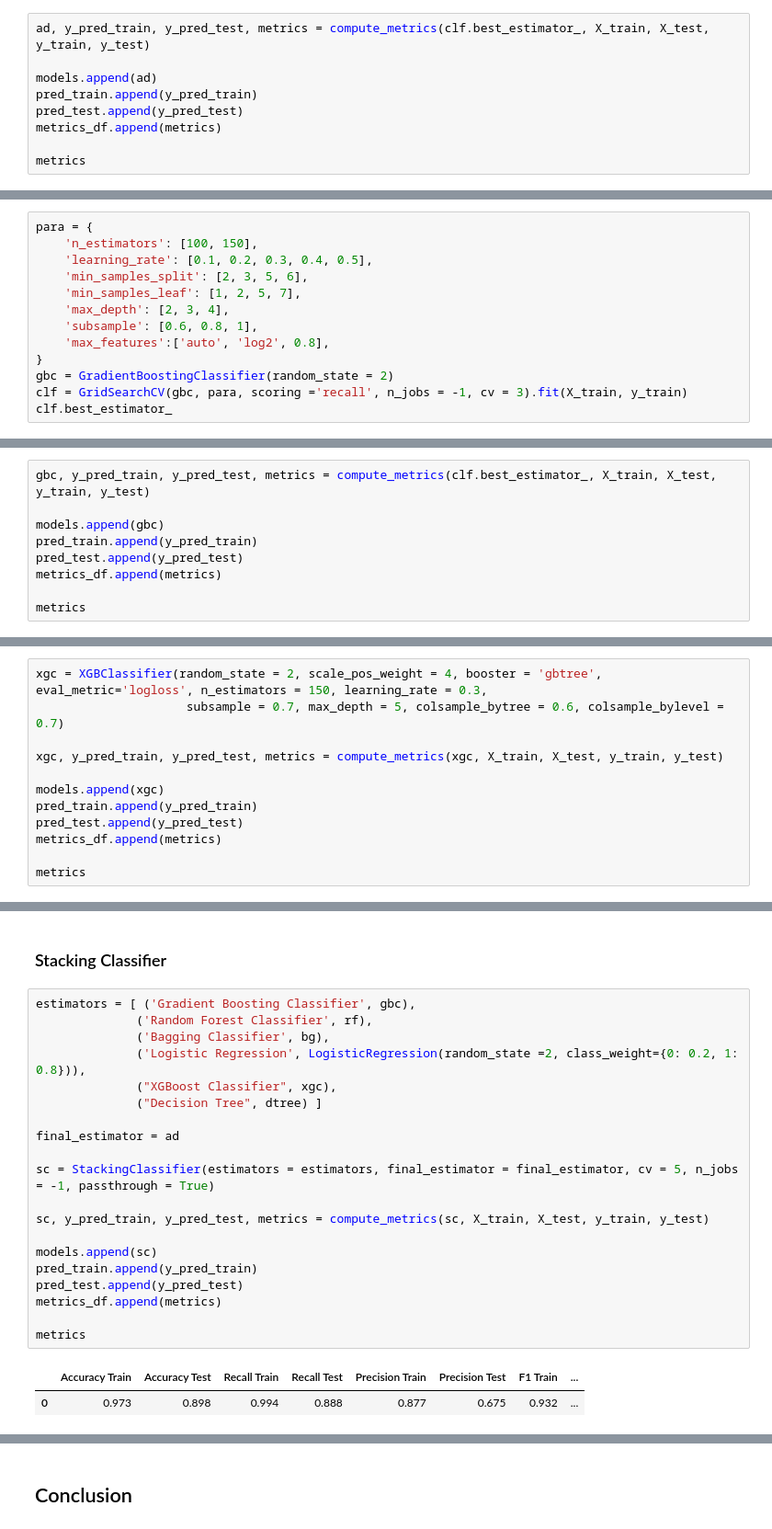
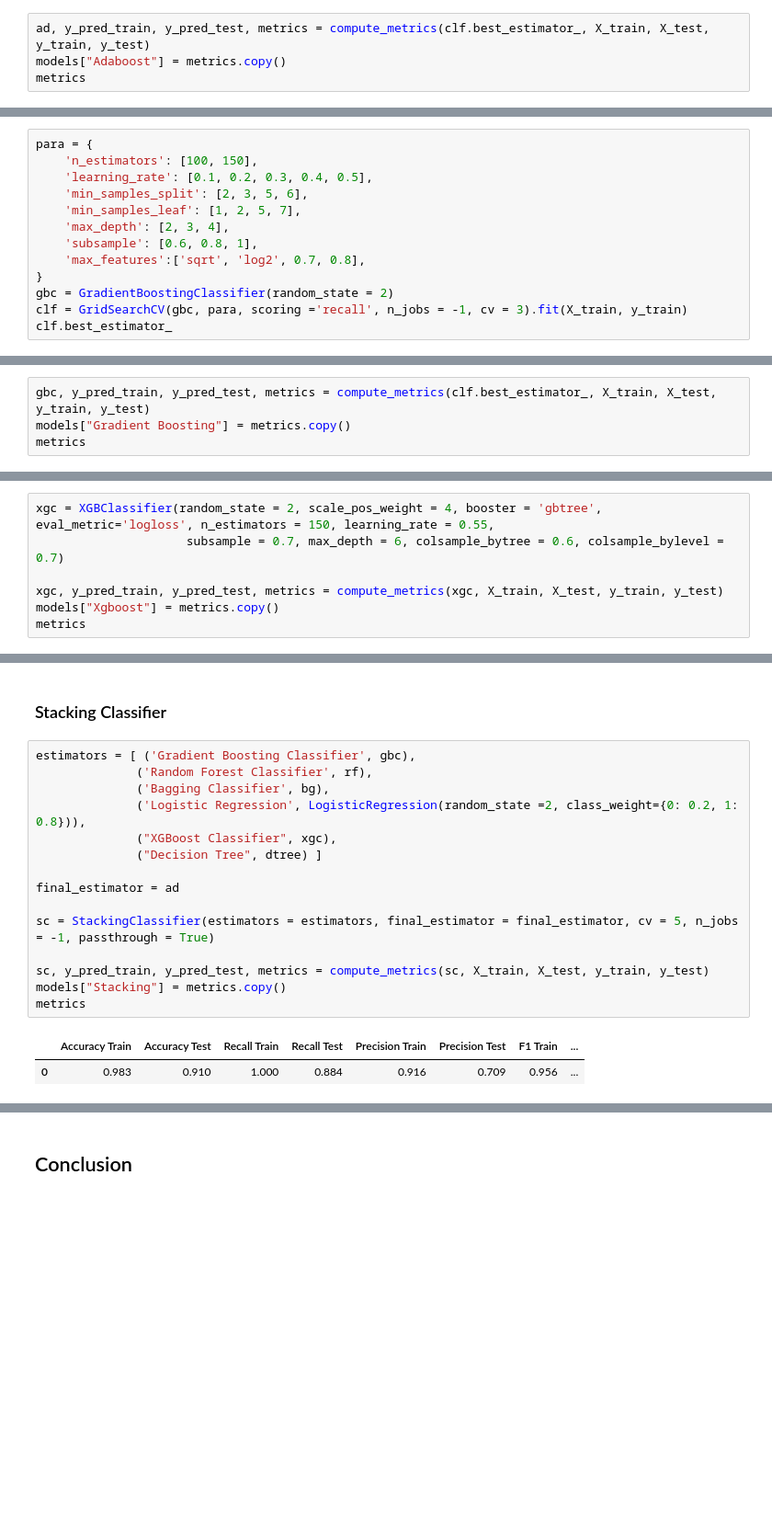
Before and after one commit to liangym2014/Data-science-and-machine-learning, a Jupyter notebook: 4.Travel_Package_Purchase_Prediction_Solution.ipynb, the cells around one changed output, grey strips where cells are left out. Shown at 92% size. Saved outputs shown, nothing was run; the diff lists cells and outputs as text; blank space fills up the shorter version.

```diff
--- a/4.Travel_Package_Purchase_Prediction_Solution.ipynb
+++ b/4.Travel_Package_Purchase_Prediction_Solution.ipynb
@@ -1206,12 +1189,7 @@ AdaBoostClassifier(base_estimator=DecisionTreeClassifier(class_weight={0: 0.2,
                    learning_rate=0.2, random_state=2)
 # %%
 ad, y_pred_train, y_pred_test, metrics = compute_metrics(clf.best_estimator_, X_train, X_test, y_train, y_test)
-
-models.append(ad)
-pred_train.append(y_pred_train)
-pred_test.append(y_pred_test)
-metrics_df.append(metrics)
-
+models["Adaboost"] = metrics.copy()
 metrics
 # %% [output]
 |  | Accuracy Train | Accuracy Test | Recall Train | Recall Test | Precision Train | Precision Test | F1 Train | ... |
@@ -1242,7 +1220,7 @@ para = {
     'min_samples_leaf': [1, 2, 5, 7],
     'max_depth': [2, 3, 4],
     'subsample': [0.6, 0.8, 1],
-    'max_features':['auto', 'log2', 0.8],
+    'max_features':['sqrt', 'log2', 0.7, 0.8],
 }
 gbc = GradientBoostingClassifier(random_state = 2)
 clf = GridSearchCV(gbc, para, scoring ='recall', n_jobs = -1, cv = 3).fit(X_train, y_train)
@@ -1253,12 +1231,7 @@ GradientBoostingClassifier(learning_rate=0.5, max_depth=4, max_features=0.8,
                            random_state=2, subsample=1)
 # %%
 gbc, y_pred_train, y_pred_test, metrics = compute_metrics(clf.best_estimator_, X_train, X_test, y_train, y_test)
-
-models.append(gbc)
-pred_train.append(y_pred_train)
-pred_test.append(y_pred_test)
-metrics_df.append(metrics)
-
+models["Gradient Boosting"] = metrics.copy()
 metrics
 # %% [output]
 |  | Accuracy Train | Accuracy Test | Recall Train | Recall Test | Precision Train | Precision Test | F1 Train | ... |
@@ -1299,15 +1272,10 @@ pd.DataFrame(data = gbc.feature_importances_, index = X_train.columns,
 # metrics
 # %%
-xgc = XGBClassifier(random_state = 2, scale_pos_weight = 4, booster = 'gbtree', eval_metric='logloss', n_estimators = 150, learning_rate = 0.3,
-                     subsample = 0.7, max_depth = 5, colsample_bytree = 0.6, colsample_bylevel = 0.7)
+xgc = XGBClassifier(random_state = 2, scale_pos_weight = 4, booster = 'gbtree', eval_metric='logloss', n_estimators = 150, learning_rate = 0.55,
+                     subsample = 0.7, max_depth = 6, colsample_bytree = 0.6, colsample_bylevel = 0.7)
 
 xgc, y_pred_train, y_pred_test, metrics = compute_metrics(xgc, X_train, X_test, y_train, y_test)
-
-models.append(xgc)
-pred_train.append(y_pred_train)
-pred_test.append(y_pred_test)
-metrics_df.append(metrics)
-
+models["Xgboost"] = metrics.copy()
 metrics
 # %% [output]
 |  | Accuracy Train | Accuracy Test | Recall Train | Recall Test | Precision Train | Precision Test | F1 Train | ... |
@@ -1333,26 +1301,21 @@ pd.DataFrame(data = xgc.feature_importances_, index = X_train.columns,
 # %%
 estimators = [ ('Gradient Boosting Classifier', gbc),
               ('Random Forest Classifier', rf),
               ('Bagging Classifier', bg),
               ('Logistic Regression', LogisticRegression(random_state =2, class_weight={0: 0.2, 1: 0.8})),
               ("XGBoost Classifier", xgc),
               ("Decision Tree", dtree) ]
 
 final_estimator = ad
 
 sc = StackingClassifier(estimators = estimators, final_estimator = final_estimator, cv = 5, n_jobs = -1, passthrough = True)
 
 sc, y_pred_train, y_pred_test, metrics = compute_metrics(sc, X_train, X_test, y_train, y_test)
-
-models.append(sc)
-pred_train.append(y_pred_train)
-pred_test.append(y_pred_test)
-metrics_df.append(metrics)
-
+models["Stacking"] = metrics.copy()
 metrics
 # %% [output]
 |  | Accuracy Train | Accuracy Test | Recall Train | Recall Test | Precision Train | Precision Test | F1 Train | ... |
-| 0 | 0.973 | 0.898 | 0.994 | 0.888 | 0.877 | 0.675 | 0.932 | ... |
+| 0 | 0.983 | 0.910 | 1.000 | 0.884 | 0.916 | 0.709 | 0.956 | ... |
 # %%
 generate_confusion_matrix(y_test, y_pred_test, labels = [0, 1])
 # %% [output]
```
Also changed, not shown: parts of 160 cells of this notebook.
